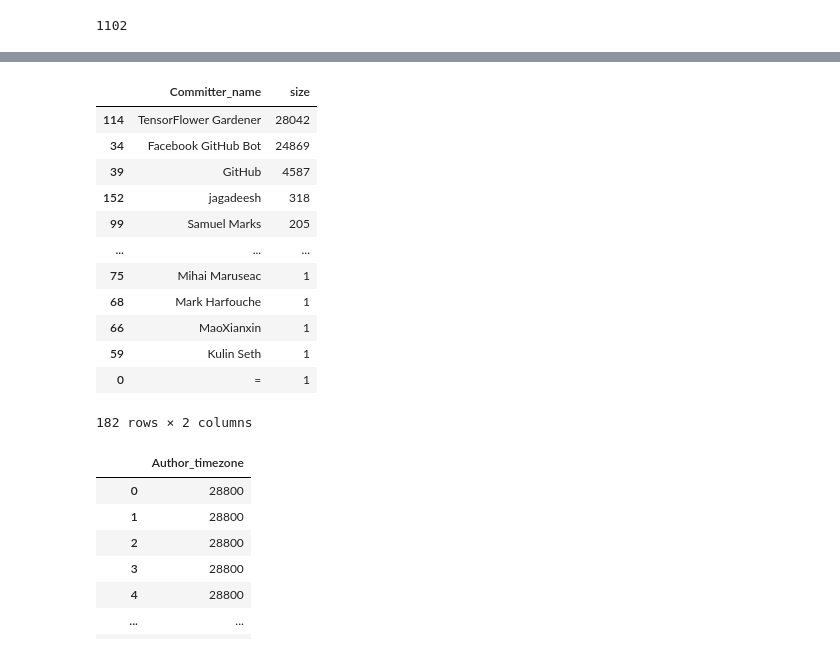
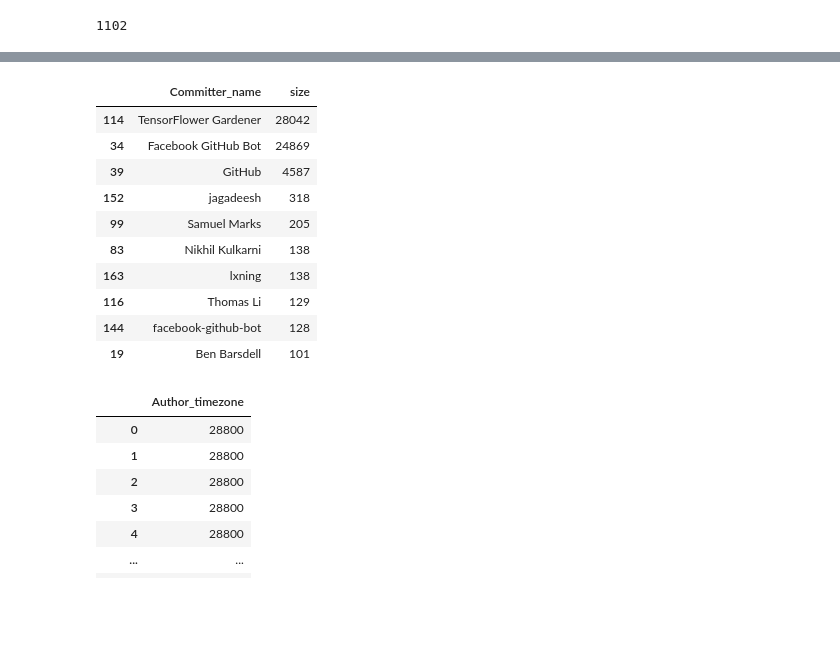
Before and after one commit to crystalwongcy/database_management, a Jupyter notebook: DMS.ipynb, the cells around one changed output, grey strips where cells are left out. Saved outputs shown, nothing was run; the diff lists cells and outputs as text; code cells hidden in the pictures; blank space fills up the shorter version.

```diff
--- a/DMS.ipynb
+++ b/DMS.ipynb
@@ -925,20 +907,18 @@ author_names.groupby(['Author_name'], as_index = False)['Author_name'].size().so
 # %%
 # calculate top committer
-df2.groupby(['Committer_name'], as_index = False)['Committer_name'].size().sort_values(ascending = False, by = 'size')
+df2.groupby(['Committer_name'], as_index = False)['Committer_name'].size().sort_values(ascending = False, by = 'size')[:10]
 # %% [output]
 |  | Committer_name | size |
 | 114 | TensorFlower Gardener | 28042 |
 | 34 | Facebook GitHub Bot | 24869 |
 | 39 | GitHub | 4587 |
 | 152 | jagadeesh | 318 |
 | 99 | Samuel Marks | 205 |
-| ... | ... | ... |
-| 75 | Mihai Maruseac | 1 |
-| 68 | Mark Harfouche | 1 |
-| 66 | MaoXianxin | 1 |
-| 59 | Kulin Seth | 1 |
-| 0 | = | 1 |
+| 83 | Nikhil Kulkarni | 138 |
+| 163 | lxning | 138 |
+| 116 | Thomas Li | 129 |
+| 144 | facebook-github-bot | 128 |
+| 19 | Ben Barsdell | 101 |
-182 rows × 2 columns
 # %%
 # Create a temporary table
 df_gitData.createOrReplaceTempView('tensorflow')
```
Also changed, not shown: parts of 16 cells of this notebook.
